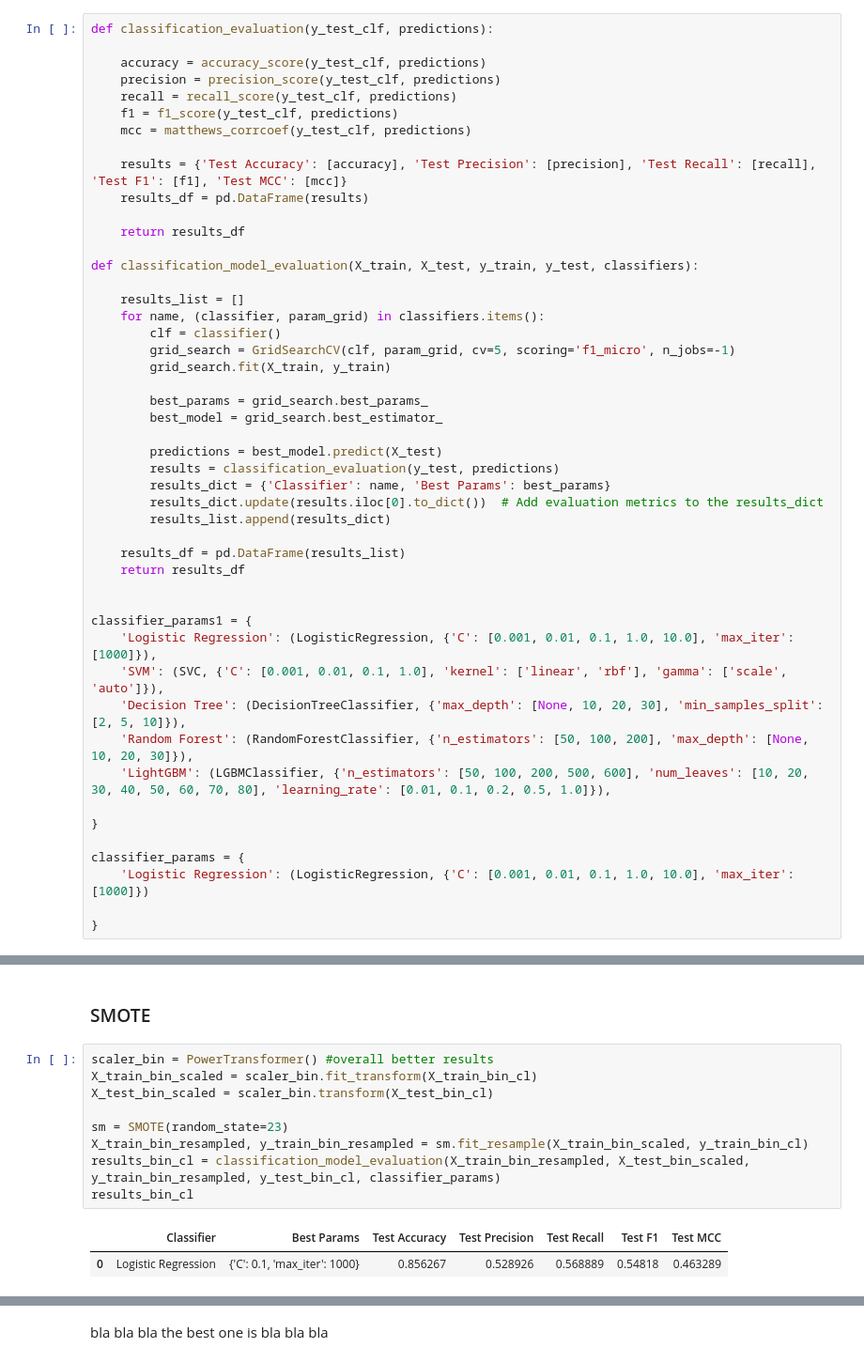
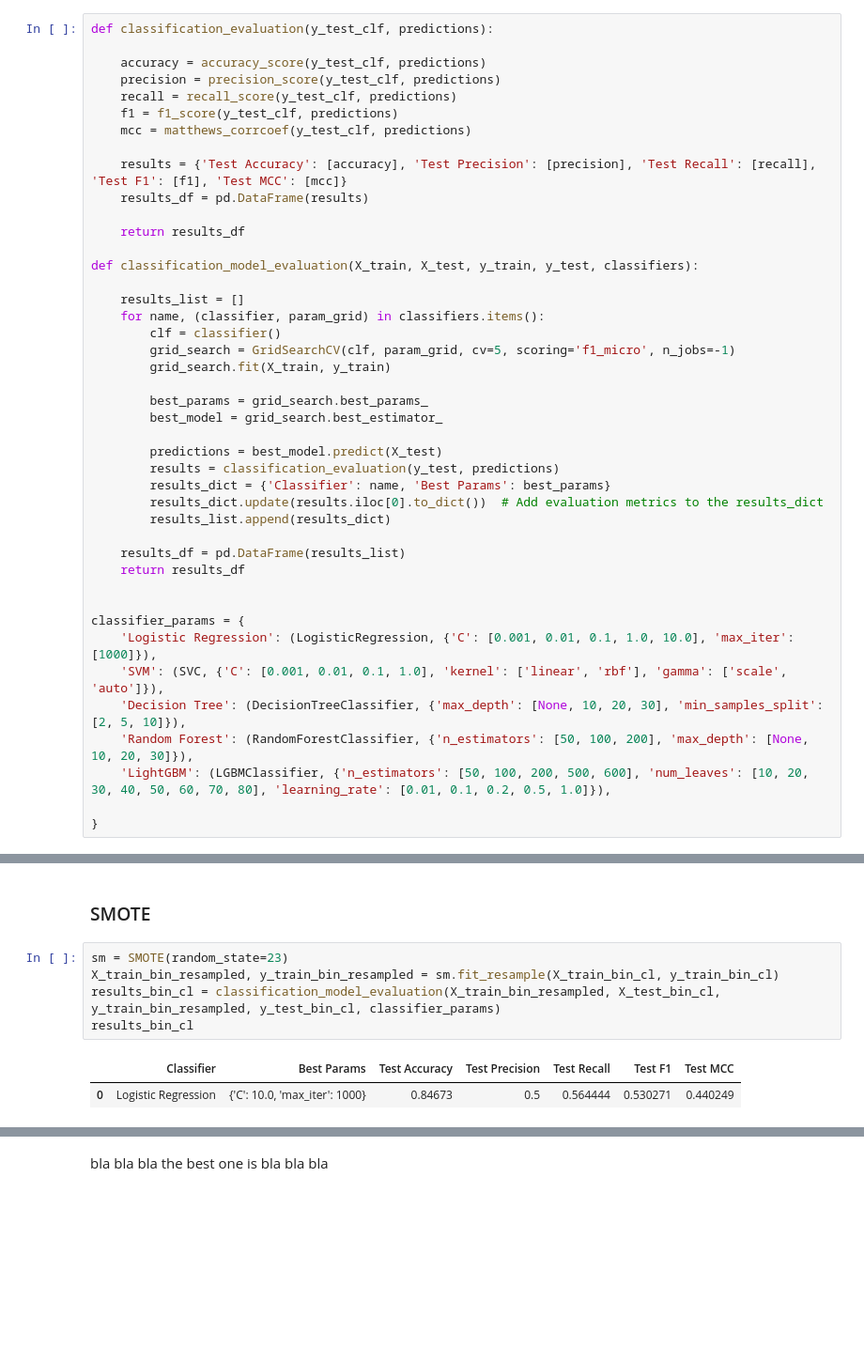
Before and after one commit to a59490/G23_ML_HA3, a Jupyter notebook: HA3G23.ipynb, the cells around one changed output, grey strips where cells are left out. Shown at 94% size. Saved outputs shown, nothing was run; the diff lists cells and outputs as text; blank space fills up the shorter version.

Commit message:
added the cl param

```diff
--- a/HA3G23.ipynb
+++ b/HA3G23.ipynb
@@ -240,7 +252,7 @@ def classification_model_evaluation(X_train, X_test, y_train, y_test, classifier
     return results_df
 
 
-classifier_params1 = {
+classifier_params = {
     'Logistic Regression': (LogisticRegression, {'C': [0.001, 0.01, 0.1, 1.0, 10.0], 'max_iter': [1000]}),
     'SVM': (SVC, {'C': [0.001, 0.01, 0.1, 1.0], 'kernel': ['linear', 'rbf'], 'gamma': ['scale', 'auto']}),
     'Decision Tree': (DecisionTreeClassifier, {'max_depth': [None, 10, 20, 30], 'min_samples_split': [2, 5, 10]}),
@@ -248,11 +260,6 @@ classifier_params1 = {
     'LightGBM': (LGBMClassifier, {'n_estimators': [50, 100, 200, 500, 600], 'num_leaves': [10, 20, 30, 40, 50, 60, 70, 80], 'learning_rate': [0.01, 0.1, 0.2, 0.5, 1.0]}),
 
 }
-
-classifier_params = {
-    'Logistic Regression': (LogisticRegression, {'C': [0.001, 0.01, 0.1, 1.0, 10.0], 'max_iter': [1000]})
-
-}
 # %%
 def runner(scaler, model, X_train, y_train, X_test):
     scaler.fit(X_train)
@@ -363,15 +344,11 @@ full_df.head(len(full_df))
 # %% [markdown]
 ### SMOTE
 # %%
-scaler_bin = PowerTransformer() #overall better results
-X_train_bin_scaled = scaler_bin.fit_transform(X_train_bin_cl)
-X_test_bin_scaled = scaler_bin.transform(X_test_bin_cl)
-
 sm = SMOTE(random_state=23)
-X_train_bin_resampled, y_train_bin_resampled = sm.fit_resample(X_train_bin_scaled, y_train_bin_cl)
-results_bin_cl = classification_model_evaluation(X_train_bin_resampled, X_test_bin_scaled, y_train_bin_resampled, y_test_bin_cl, classifier_params)
+X_train_bin_resampled, y_train_bin_resampled = sm.fit_resample(X_train_bin_cl, y_train_bin_cl)
+results_bin_cl = classification_model_evaluation(X_train_bin_resampled, X_test_bin_cl, y_train_bin_resampled, y_test_bin_cl, classifier_params)
 results_bin_cl
 # %% [output]
 |  | Classifier | Best Params | Test Accuracy | Test Precision | Test Recall | Test F1 | Test MCC |
-| 0 | Logistic Regression | {'C': 0.1, 'max_iter': 1000} | 0.856267 | 0.528926 | 0.568889 | 0.54818 | 0.463289 |
+| 0 | Logistic Regression | {'C': 10.0, 'max_iter': 1000} | 0.84673 | 0.5 | 0.564444 | 0.530271 | 0.440249 |
 # %%
```
Also changed, not shown: parts of 10 cells of this notebook, 1 other file.
